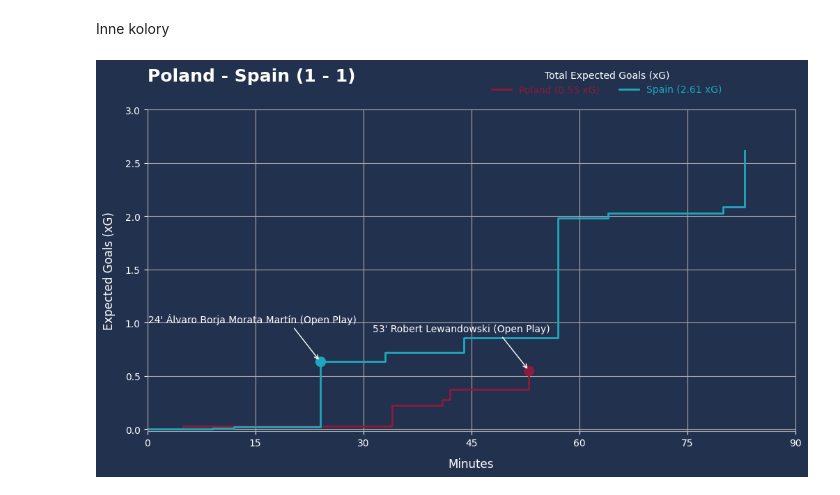
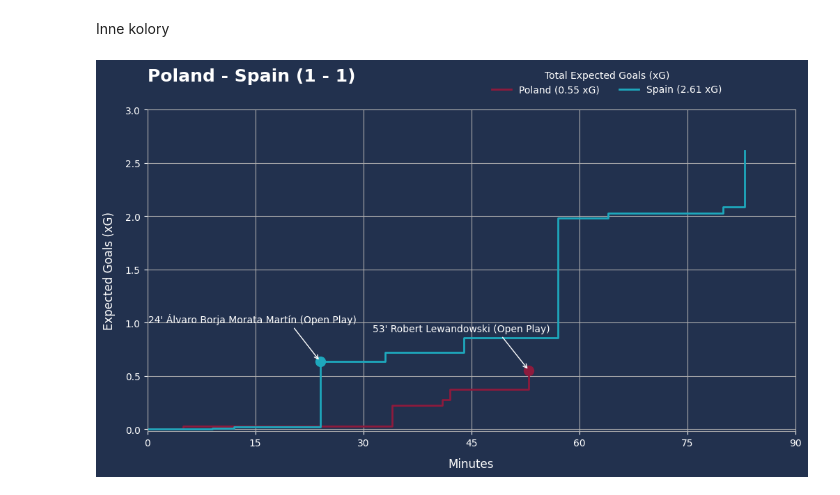
Before and after one commit to MikoPat/Football-statistical-visualisation, a Jupyter notebook: Poland/xGChart_Euro.ipynb, the cells around one changed output. Saved outputs shown, nothing was run; the diff lists cells and outputs as text; code cells hidden in the pictures.

Commit message:
label color fix

```diff
--- a/Poland/xGChart_Euro.ipynb
+++ b/Poland/xGChart_Euro.ipynb
@@ -253,32 +253,32 @@ plt.ylim(-0.02)
 plt.grid()
 # color for axis
 ax.spines['top'].set_color('#B0B0B0')
 ax.spines['bottom'].set_color('#B0B0B0')
 ax.spines['right'].set_color('#B0B0B0')
 ax.spines['left'].set_color('#B0B0B0')
 
 ax.tick_params(axis='x', colors='white')
 ax.xaxis.label.set_color('white')
 ax.tick_params(axis='y', colors='white')
 ax.yaxis.label.set_color('white')
 
 # title
 ax.set_title(home_team + " - " + away_team + " (" + h_total_goals + " - " + a_total_goals + ")",fontsize=18,fontweight="bold", color = "white", pad=30, loc="left")
 
 # legend
-legend = ax.legend(title = 'Total Expected Goals (xG)' ,loc='best', shadow=True, frameon=False, ncol=2,  labelcolor='linecolor', bbox_to_anchor=(0.9, 1.15))
+legend = ax.legend(title = 'Total Expected Goals (xG)' ,loc='best', shadow=True, frameon=False, ncol=2,  labelcolor='white', bbox_to_anchor=(0.9, 1.15))
 title = legend.get_title()
 title.set_color("white")
 
 # background colors
 ax.set_facecolor("#22314E")
 fig.patch.set_facecolor('#22314E')
 
 
 plt.ylabel("Expected Goals (xG)", fontsize = 12, labelpad = 10)
 plt.xlabel("Minutes", fontsize = 12, labelpad = 10)
 
 
 plt.savefig('Images/xGChart_Euro.png')
 # %% [output]
-[figure, old version]
+[figure, new version]
```
Also changed, not shown: 3 other files.
